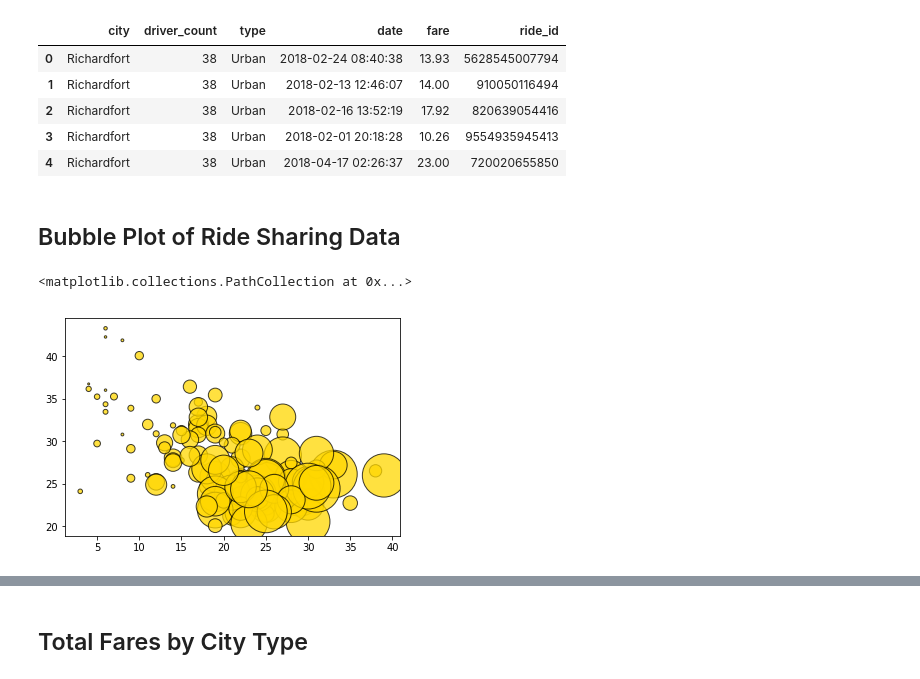
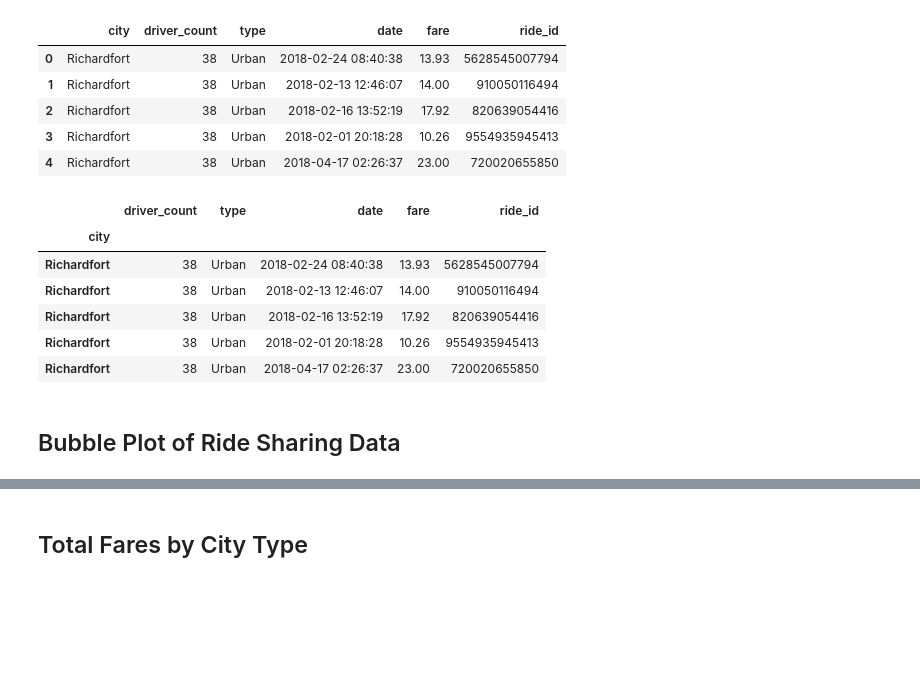
Before and after one commit to Krigerprinsesse/bootcamp, a Jupyter notebook: matplotlib/pyber_starter.ipynb, the cells around one changed output, grey strips where cells are left out. Cells and saved outputs as stored; diff of their text form; code cells hidden in the pictures; blank space fills up the shorter version.

```diff
--- a/matplotlib/pyber_starter.ipynb
+++ b/matplotlib/pyber_starter.ipynb
@@ -25,34 +25,17 @@ merged_data.head()
 | 2 | Richardfort | 38 | Urban | 2018-02-16 13:52:19 | 17.92 | 820639054416 |
 | 3 | Richardfort | 38 | Urban | 2018-02-01 20:18:28 | 10.26 | 9554935945413 |
 | 4 | Richardfort | 38 | Urban | 2018-04-17 02:26:37 | 23.00 | 720020655850 |
+# %%
+new_data = merged_data.set_index("city")
+
+new_data.head()
+# %% [output]
+|  | driver_count | type | date | fare | ride_id |
+| city |  |  |  |  |  |
+| Richardfort | 38 | Urban | 2018-02-24 08:40:38 | 13.93 | 5628545007794 |
+| Richardfort | 38 | Urban | 2018-02-13 12:46:07 | 14.00 | 910050116494 |
+| Richardfort | 38 | Urban | 2018-02-16 13:52:19 | 17.92 | 820639054416 |
+| Richardfort | 38 | Urban | 2018-02-01 20:18:28 | 10.26 | 9554935945413 |
+| Richardfort | 38 | Urban | 2018-04-17 02:26:37 | 23.00 | 720020655850 |
 # %% [markdown]
 ## Bubble Plot of Ride Sharing Data
-# %%
-# Obtain the x and y coordinates for each of the three city types
-city_grouped = merged_data.groupby(["type","city"])
-total_rides_per_city = (city_grouped)["ride_id"].count()
-avg_fare = city_grouped["fare"].mean()
-
-sum_fare = city_grouped["fare"].sum()
-len_fare = len(city_grouped)
-s = city_grouped["driver_count"].sum()
-
-
-x_axis = total_rides_per_city
-y_axis = avg_fare
-
-
-# Build the scatter plots for each city types
-
-plt.scatter(x_axis, y_axis, marker="o", color=['gold'], edgecolors="black",
-            s=s, alpha=0.75)
-# Incorporate the other graph properties
-
-# Create a legend
-
-# Incorporate a text label regarding circle size
-
-# Save Figure
-# %% [output]
-<matplotlib.collections.PathCollection at 0x...>
-[figure, removed]
```
Also changed, not shown: parts of 4 cells of this notebook, 4 other files.
